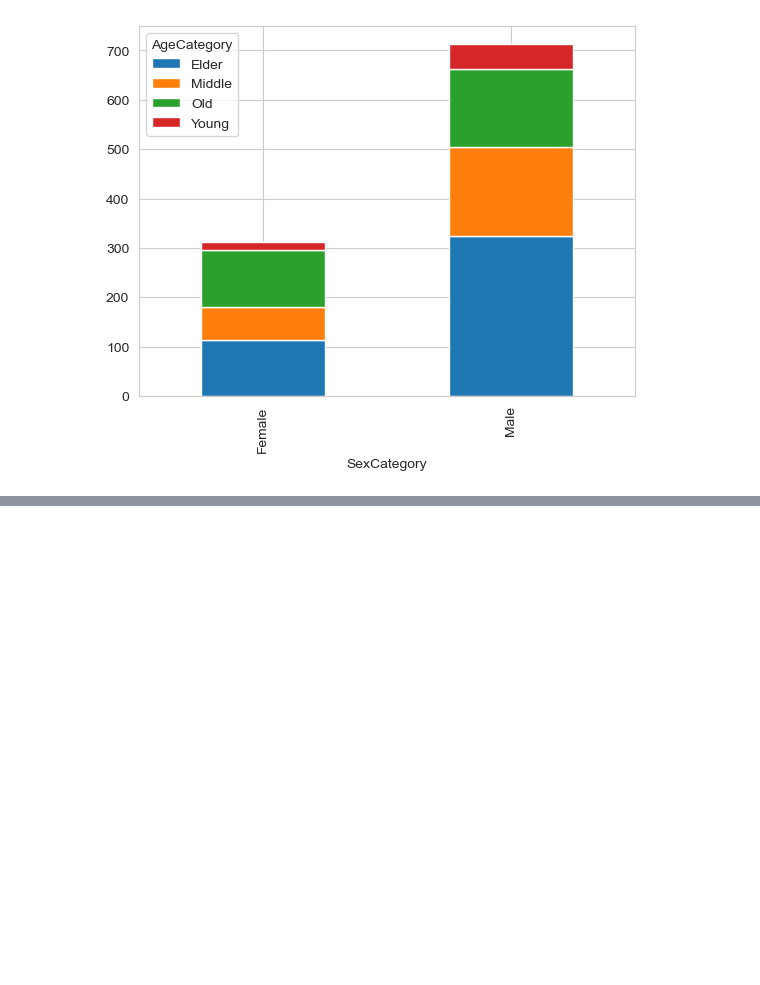
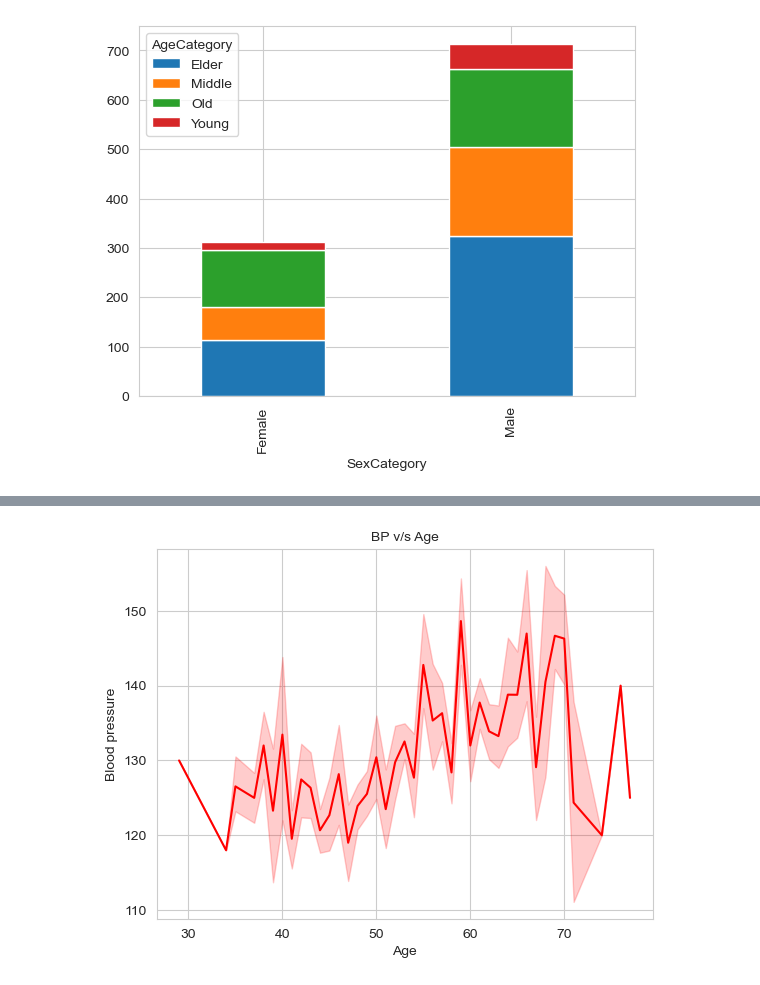
Before and after one commit to pratyusha-garaye/Heart-Disease-Diagnostic-Analysis, a Jupyter notebook: ClassifierCode.ipynb, the cells around one changed output, grey strips where cells are left out. Saved outputs shown, nothing was run; the diff lists cells and outputs as text; code cells hidden in the pictures; blank space fills up the shorter version.

```diff
--- a/ClassifierCode.ipynb
+++ b/ClassifierCode.ipynb
@@ -168,0 +191,9 @@ plt.show()
+# %%
+#creating line plot Blood Pressure v/s Age
+sns.lineplot(x='age', y='trestbps', data=data, color='r')
+plt.title('BP v/s Age', fontsize=10)
+plt.xlabel('Age', fontsize= 10)
+plt.ylabel('Blood pressure', fontsize= 10)
+plt.show()
+# %% [output]
+[figure, added]
```
Also changed, not shown: parts of 4 cells of this notebook, 1 other file.
